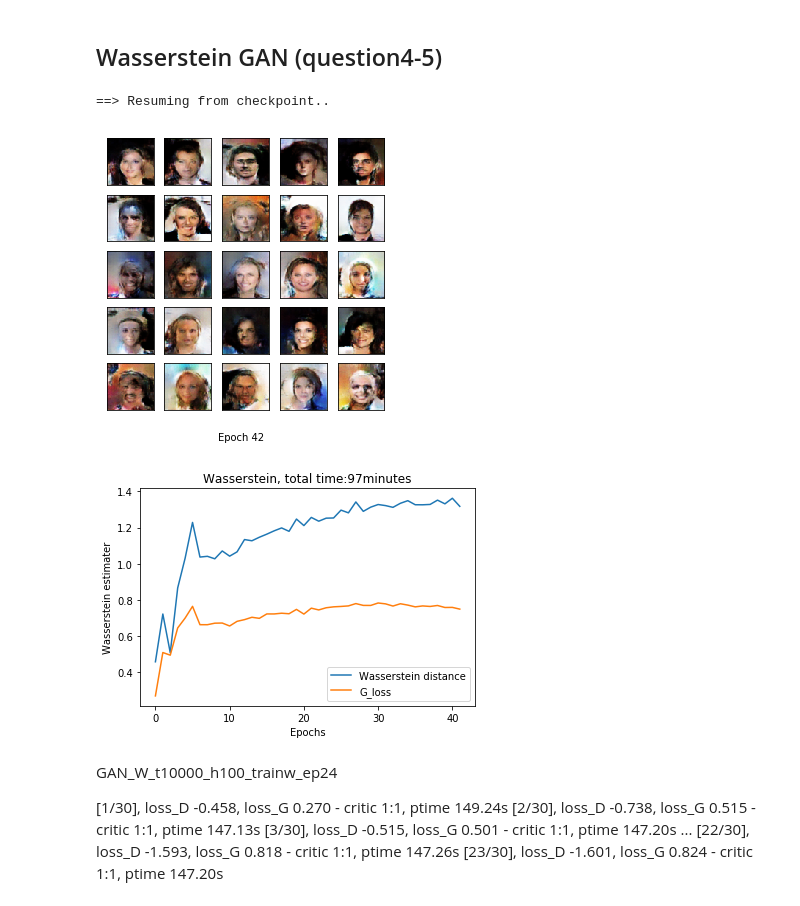
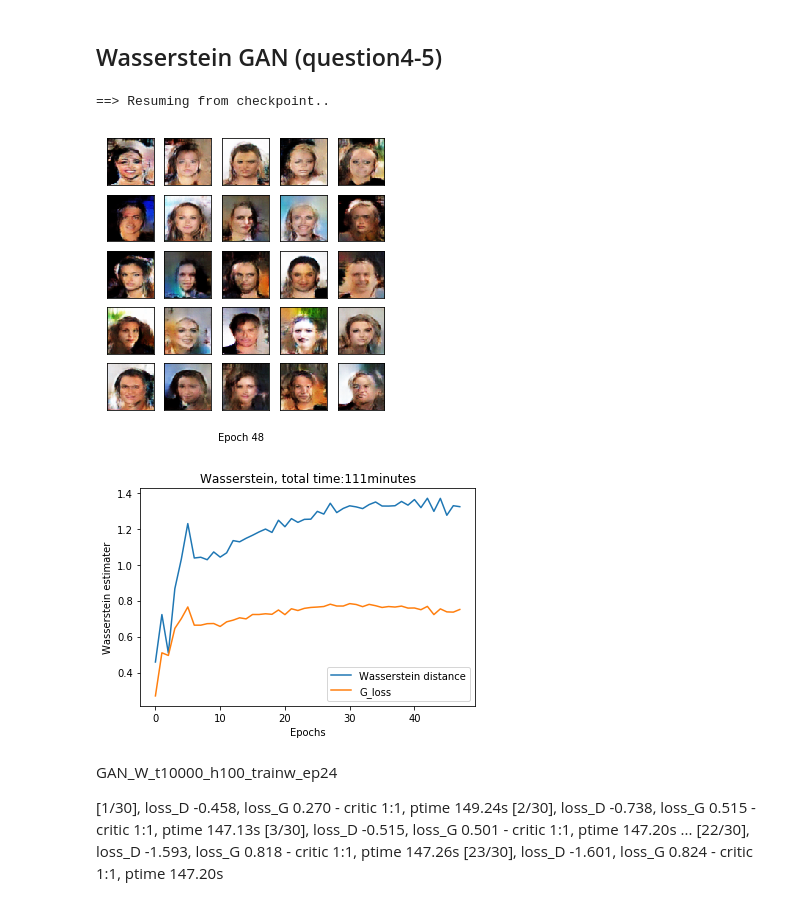
Before and after one commit to fanxiao001/ift6135-assignment, a Jupyter notebook: assignment4/ift6135_hwk4.ipynb, the cells around one changed output. Saved outputs shown, nothing was run; the diff lists cells and outputs as text; code cells hidden in the pictures.

```diff
--- a/assignment4/ift6135_hwk4.ipynb
+++ b/assignment4/ift6135_hwk4.ipynb
@@ -53,7 +53,10 @@ dataset = datasets.ImageFolder(root=img_root, transform=data_transform)
 ## DCGAN (question1-3)
 ### Deconvolution Generator
 # %%
-filename='GANDeconv_t10000_h100_train2_ep15' #'GANDeconvolution_t2000_h100_ep20.c5'
+#GANDeconv_t9900_h100_train3_ep48.critic5
+#GANDeconv_t9900_h100_train3_ep45
+#GANDeconv_t9900_h100_train3_ep21
+filename='GANDeconv_t9900_h100_train3_ep45' #'GANDeconvolution_t2000_h100_ep20.c5'
 hidden_dim = 100
 G,D,train_hist = GAN_CelebA.loadCheckpoint(filename,hidden_dim,use_cuda=use_cuda)
 epoch_num=len(train_hist['D_losses'])
@@ -61,7 +64,7 @@ GAN_CelebA.show_result(G,D,epoch_num, hidden_dim, show=True,save=True, path='fig
 
 plt.plot(range(0,epoch_num),train_hist['D_losses'],label='D_loss')
 plt.plot(range(0,epoch_num),train_hist['G_losses'],label='G_loss')
-plt.plot(range(0,epoch_num),train_hist['Inc_score'],linestyle='--',label='Inc_score')
+# plt.plot(range(0,epoch_num),train_hist['Inc_score'],linestyle='--',label='Inc_score')
 plt.xlabel('Epochs')
 plt.ylabel('Loss & inception score')
 plt.title('Deconvolution, total time:'+str(int(train_hist['total_ptime'][-1]/60))+'minutes')
@@ -155,7 +158,7 @@ Avg per epoch ptime: 377.46s, total 40 epochs ptime: 16278.76s
 # %% [markdown]
 ### Nearest-Neighbor Generator
 # %%
-filename='GANnearest_t9000_h100_train3_ep6' #'GANnearest_t4000_h100_ep30.c1' #'GANnearest_t10000_h100_train2_ep3' #GANnearest_t4000_h100_ep30.c1
+filename='GANnearest_t9900_h100_train3_ep9' #'GANnearest_t4000_h100_ep30.c1' #'GANnearest_t10000_h100_train2_ep3' #GANnearest_t4000_h100_ep30.c1
 hidden_dim = 100
 
 G,D,train_hist = GAN_CelebA.loadCheckpoint_Upsampling(filename,hidden_dim,use_cuda=use_cuda,mode='nearest')
@@ -164,7 +167,7 @@ GAN_CelebA.show_result(G,D,epoch_num, hidden_dim, show=True,save=True, path='fig
 
 plt.plot(range(0,epoch_num),train_hist['D_losses'],label='D_loss')
 plt.plot(range(0,epoch_num),train_hist['G_losses'],label='G_loss')
-plt.plot(range(0,epoch_num),train_hist['Inc_score'],linestyle='--',label='Inc_score')
+# plt.plot(range(0,epoch_num),train_hist['Inc_score'],linestyle='--',label='Inc_score')
 plt.xlabel('Epochs')
 plt.ylabel('Loss & inception score')
 plt.title('Deconvolution, total time:'+str(int(train_hist['total_ptime'][-1]/60))+'minutes')
@@ -189,7 +192,7 @@ Avg per epoch ptime: 73.68s, total 30 epochs ptime: 3086.92s
 # %% [markdown]
 ### Bilinear Upsampling followed by regular convolution
 # %%
-filename = 'GANBilinear_t9000_h100_train3_ep6'#'GANBilinear_t4000_h100_ep30.c4'
+filename = 'GANBilinear_t9900_h100_train3_ep6.critic5'#'GANBilinear_t4000_h100_ep30.c4'
 hidden_dim = 100
 G,D,train_hist = GAN_CelebA.loadCheckpoint_Upsampling(filename,hidden_dim,use_cuda=use_cuda,mode='nearest')
 epoch_num=len(train_hist['D_losses'])
@@ -197,7 +200,7 @@ GAN_CelebA.show_result(G,D,epoch_num, hidden_dim, show=True,save=True, path='fig
 
 plt.plot(range(0,epoch_num),train_hist['D_losses'],label='D_loss')
 plt.plot(range(0,epoch_num),train_hist['G_losses'],label='G_loss')
-plt.plot(range(0,epoch_num),train_hist['Inc_score'],linestyle='--',label='Inc_score')
+# plt.plot(range(0,epoch_num),train_hist['Inc_score'],linestyle='--',label='Inc_score')
 plt.xlabel('Epochs')
 plt.ylabel('Loss & inception score')
 plt.title('Deconvolution, total time:'+str(int(train_hist['total_ptime'][-1]/60))+'minutes')
@@ -226,24 +229,24 @@ Avg per epoch ptime: 302.78s, total 30 epochs ptime: 10506.59s
 # %% [markdown]
 ## Wasserstein GAN (question4-5)
 # %%
-filename = 'GAN_W_fixlr_t10000_h100_trainw_ep42' #'GAN_W_t1000_h100_trainw_ep9'
+filename = 'GAN_W_fixlr_t10000_h100_trainw_ep48' #'GAN_W_t1000_h100_trainw_ep9'
 hidden_dim = 100
 G,D,train_hist = GAN_CelebA.loadCheckpoint_W(filename,hidden_dim,use_cuda=use_cuda)
 epoch_num=len(train_hist['D_losses'])
 GAN_CelebA.show_result(G,D,epoch_num, hidden_dim, show=True,save=True, path='figures/result_Nearest.pdf', use_cuda=use_cuda)
 
 plt.plot(range(0,epoch_num),train_hist['D_losses'],label='Wasserstein distance')
 plt.plot(range(0,epoch_num),train_hist['G_losses'],label='G_loss')
 #plt.plot(range(0,epoch_num),train_hist['Inc_score'],linestyle='--',label='Inc_score')
 plt.xlabel('Epochs')
 plt.ylabel('Wasserstein estimater')
 plt.title('Wasserstein, total time:'+str(int(train_hist['total_ptime'][-1]/60))+'minutes')
 plt.legend()
 plt.show()
 # %% [output]
 ==> Resuming from checkpoint..
-[figure, old version]
+[figure, new version]
-[figure, old version]
+[figure, new version]
 # %% [markdown]
 GAN_W_t10000_h100_trainw_ep24
 
```
Also changed, not shown: parts of 7 cells of this notebook, 4 other files.
